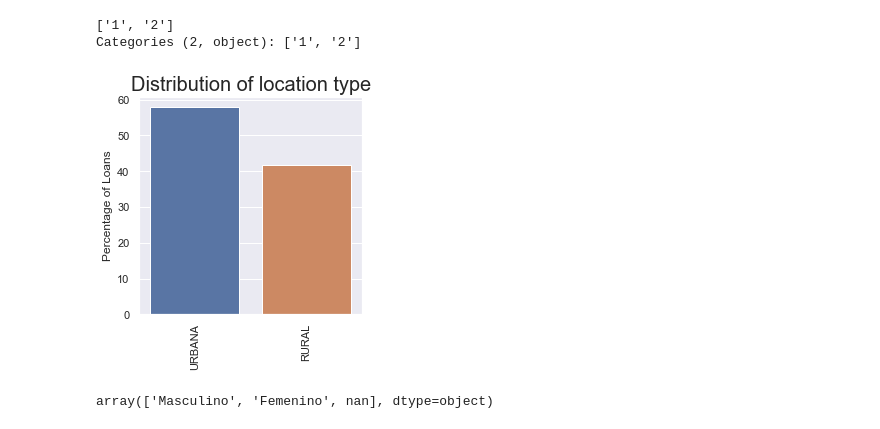
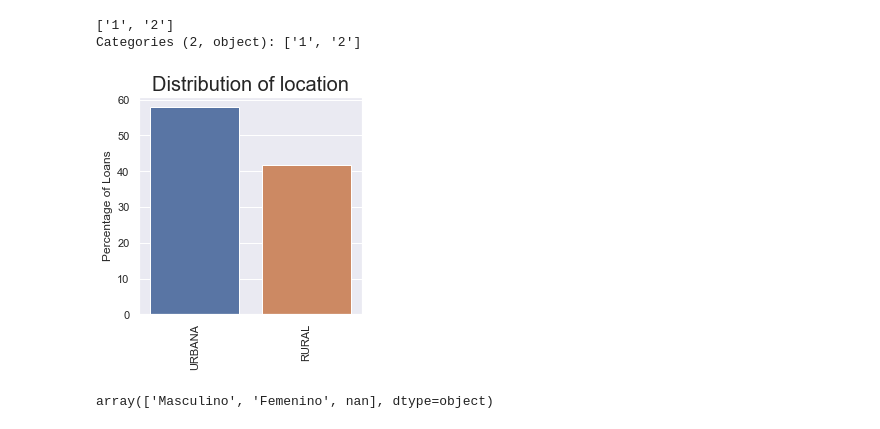
Before and after one commit to hdt94/ds4a-project, a Jupyter notebook: analytics/exploring/EDA_Clientes.ipynb, the cells around one changed output. Cells and saved outputs as stored; diff of their text form; code cells hidden in the pictures.

```diff
--- a/analytics/exploring/EDA_Clientes.ipynb
+++ b/analytics/exploring/EDA_Clientes.ipynb
@@ -89,3 +89,5 @@ clientes_df.head()
 | 2 | FA2274 | 45 | 2.0 | YOPAL |1 | Microfinanciero | 0.0 | Negocio o Microempresa |NM | ... |
 | 3 | FA22995 | 44 | 1.0 | YOPAL |1 | Microfinanciero | 0.0 | Negocio o Microempresa |NM | ... |
 | 4 | FA15635 | 51 | 3.0 | YOPAL |1 | Microfinanciero | 14104888.0 | Negocio o Microempresa |NM | ... |
+# %%
+clientes_df.SUELDO_BASICO = clientes_df.SUELDO_BASICO /1000000
@@ -175,13 +212,13 @@ Categories (2, object): ['1', '2']
 # %%
 plt.figure(figsize= (4,4))
 sns.barplot(x=clientes_df["TIPO_UBICACION"].value_counts()[:5].index.values ,
             y=100 * clientes_df.TIPO_UBICACION.value_counts()[:5].values / len(clientes_df),
             orient="v")
 plt.xticks(rotation=90)
 plt.ylabel("Percentage of Loans")
-plt.title("Distribution of location type", fontsize=20);
+plt.title("Distribution of location", fontsize=20);
 # %% [output]
-[figure, old version]
+[figure, new version]
 # %%
 clientes_df['GENERO'].unique()
 # %% [output]
```
Also changed, not shown: parts of 9 cells of this notebook, 4 other files.
